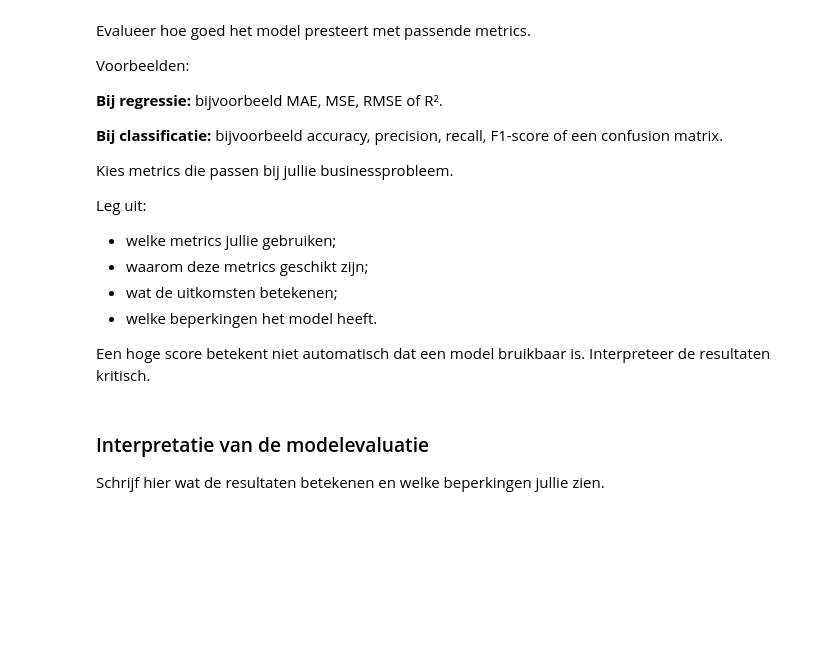
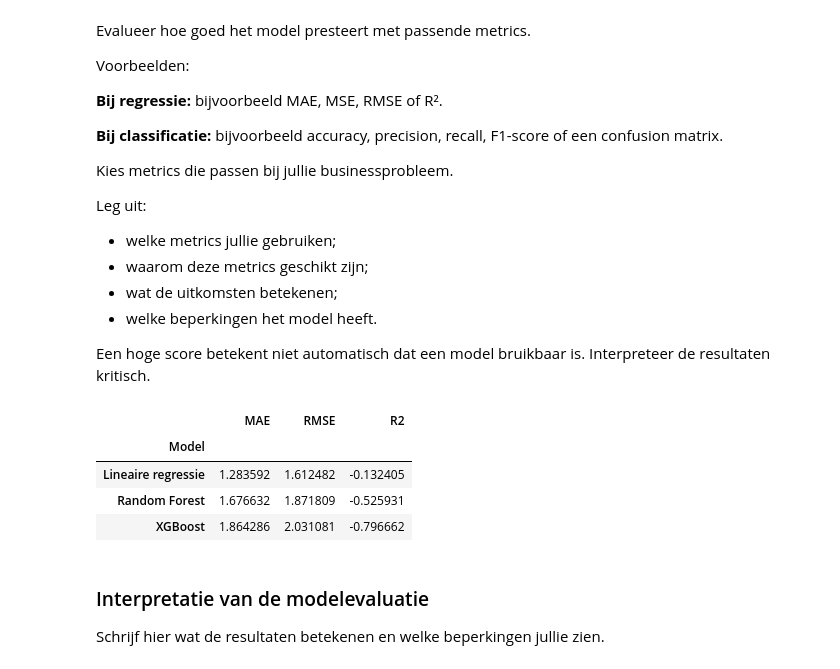
Before and after one commit to JipSchijvenaars/Business-Disciplines, a Jupyter notebook: Eindopdracht_MinorDDB_Data_2026_RM-1_1.ipynb, the cells around one changed output. Drawn from its saved outputs; the diff is of its cells as text; code cells hidden in the pictures; blank space fills up the shorter version.

Commit message:
model toegevoegd

```diff
--- a/Eindopdracht_MinorDDB_Data_2026_RM-1_1.ipynb
+++ b/Eindopdracht_MinorDDB_Data_2026_RM-1_1.ipynb
@@ -620,3 +623,20 @@ Beschrijf in Markdown:
 - hoe het model wordt getraind.
 # %%
 # Train hier jullie machine-learningmodel
+
+# Definieer de drie modellen
+modellen = {
+    "Lineaire regressie": LinearRegression(),
+    "Random Forest": RandomForestRegressor(
+        n_estimators=200, max_depth=4, random_state=42
+    ),
+    "XGBoost": XGBRegressor(
+        n_estimators=200, max_depth=3, learning_rate=0.05, random_state=42
+    ),
+}
+
+# Train elk model op de geschaalde trainingsdata
+for naam, model in modellen.items():
+    model.fit(X_train_scaled, y_train)
+
+print("Modellen getraind:", list(modellen.keys()))
@@ -647,6 +669,29 @@ Leg uit:
 Een hoge score betekent niet automatisch dat een model bruikbaar is. Interpreteer de resultaten kritisch.
 # %%
 # Evalueer hier de prestaties van jullie model
+
+# Evalueer alle modellen met dezelfde metrics
+from sklearn.metrics import mean_absolute_error, mean_squared_error, r2_score
+
+resultaten = []
+
+for naam, model in modellen.items():
+    y_pred = model.predict(X_test_scaled)
+
+    mae = mean_absolute_error(y_test, y_pred)
+    rmse = np.sqrt(mean_squared_error(y_test, y_pred))
+    r2 = r2_score(y_test, y_pred)
+
+    resultaten.append({"Model": naam, "MAE": mae, "RMSE": rmse, "R2": r2})
+
+resultaten_df = pd.DataFrame(resultaten).set_index("Model")
+resultaten_df
+# %% [output]
+|  | MAE | RMSE | R2 |
+| Model |  |  |  |
+| Lineaire regressie | 1.283592 | 1.612482 | -0.132405 |
+| Random Forest | 1.676632 | 1.871809 | -0.525931 |
+| XGBoost | 1.864286 | 2.031081 | -0.796662 |
 # %% [markdown]
 ### Interpretatie van de modelevaluatie
 
```
Also changed, not shown: parts of 10 cells of this notebook.
